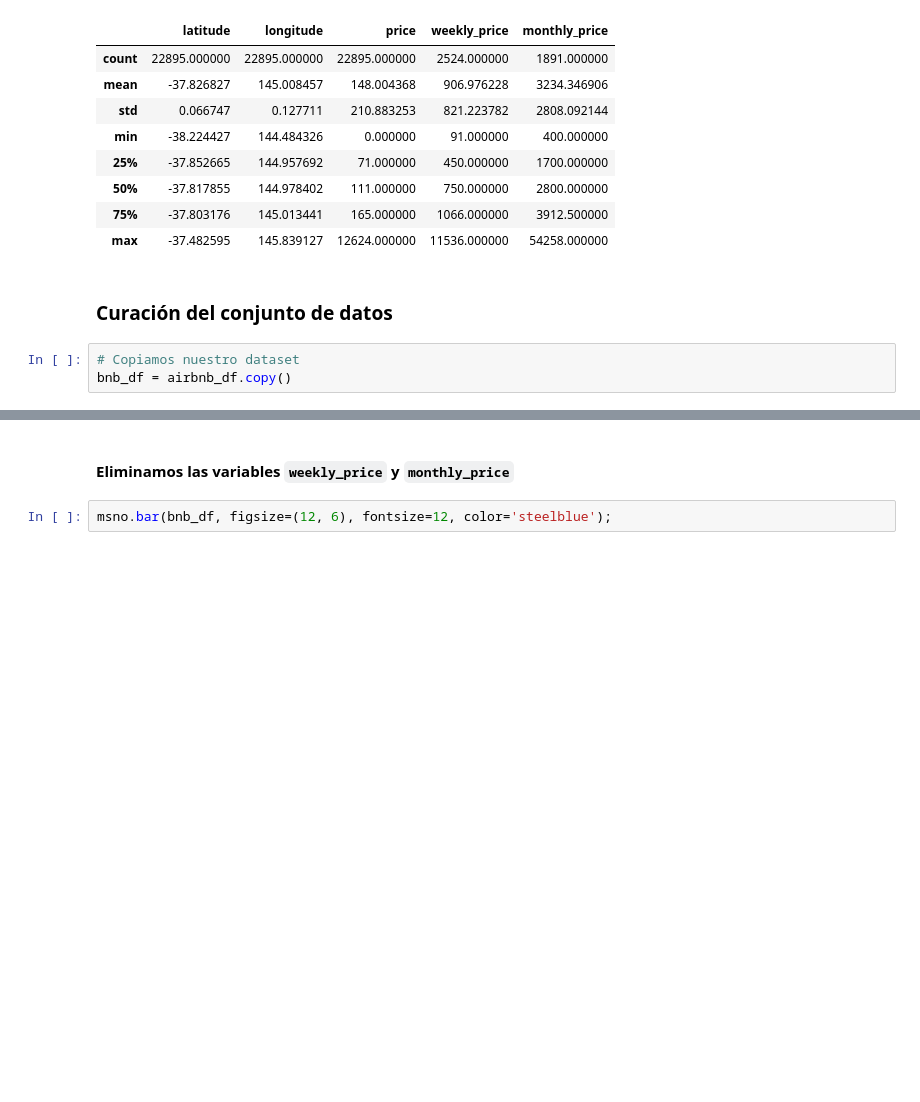
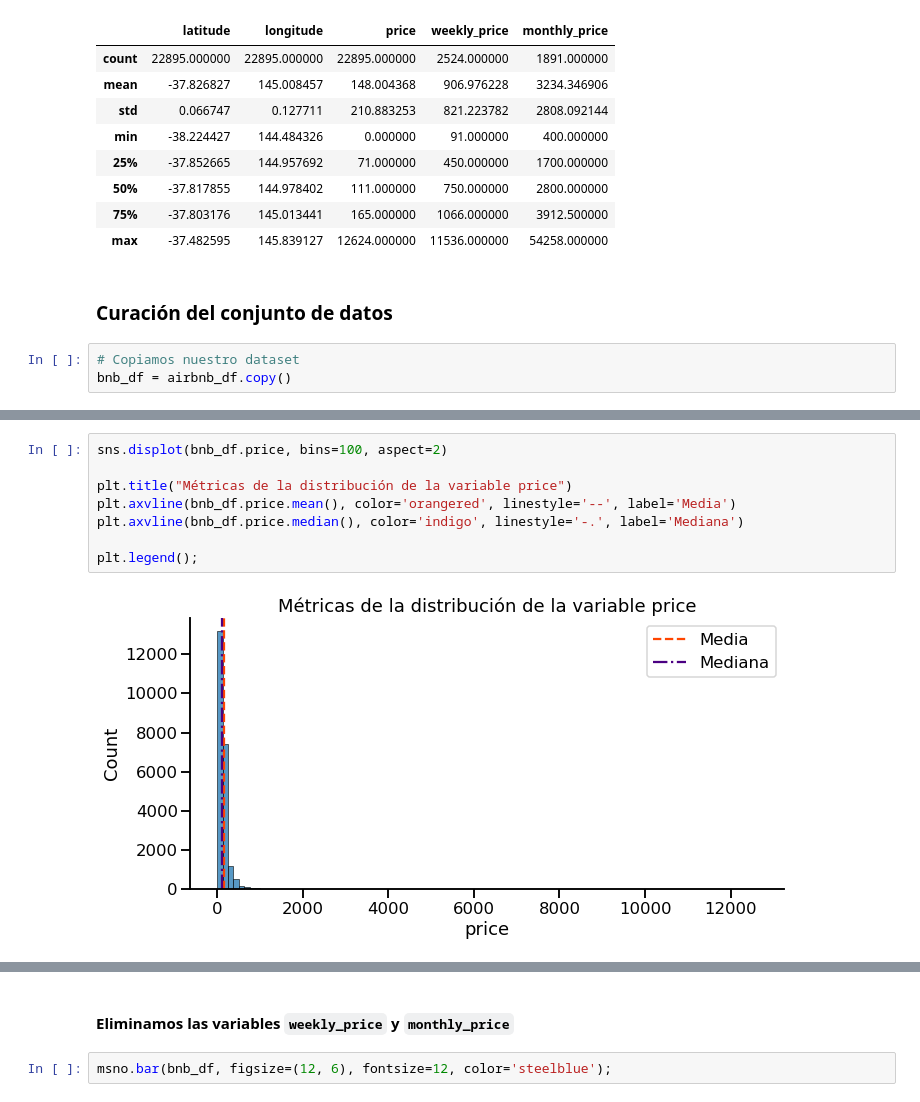
Before and after one commit to mgobbi289/DiploDatos, a Jupyter notebook: AnalisisyCuracion/Entregable_Parte_1.ipynb, the cells around one changed output, grey strips where cells are left out. Saved outputs shown, nothing was run; the diff lists cells and outputs as text; blank space fills up the shorter version.

```diff
--- a/AnalisisyCuracion/Entregable_Parte_1.ipynb
+++ b/AnalisisyCuracion/Entregable_Parte_1.ipynb
@@ -514,0 +526,10 @@ bnb_df = airbnb_df.copy()
+# %%
+sns.displot(bnb_df.price, bins=100, aspect=2)
+
+plt.title("Métricas de la distribución de la variable price")
+plt.axvline(bnb_df.price.mean(), color='orangered', linestyle='--', label='Media')
+plt.axvline(bnb_df.price.median(), color='indigo', linestyle='-.', label='Mediana')
+
+plt.legend();
+# %% [output]
+[figure, added]
```
Also changed, not shown: parts of 30 cells of this notebook.
